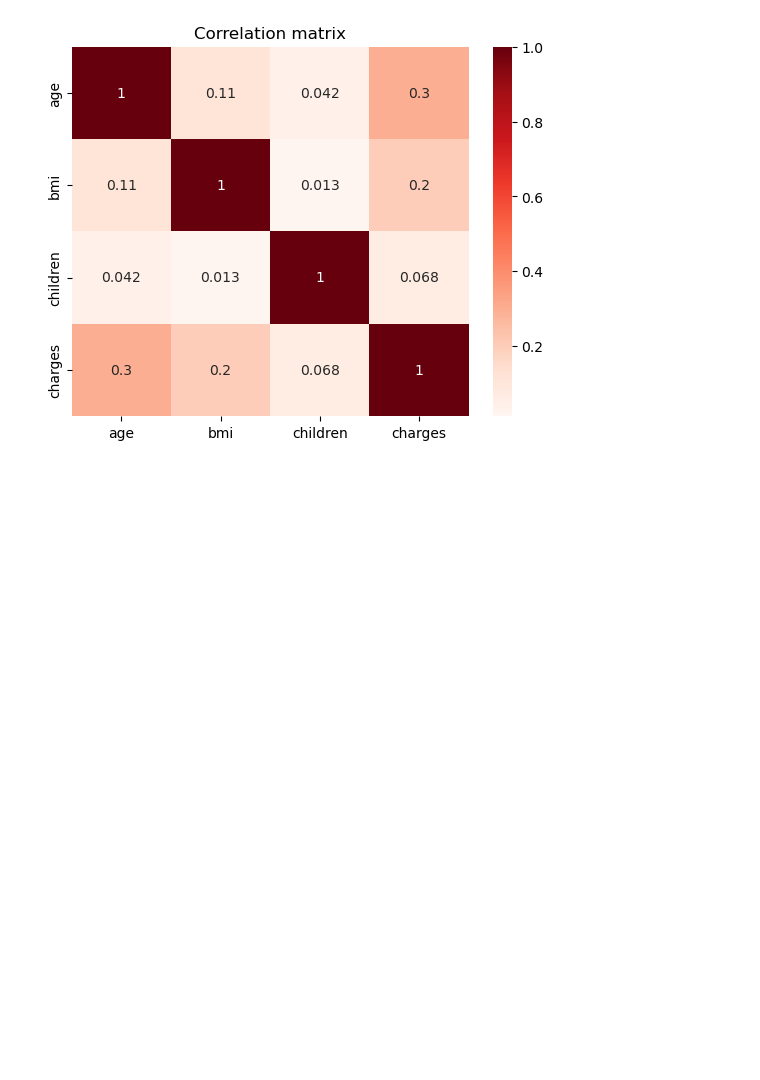
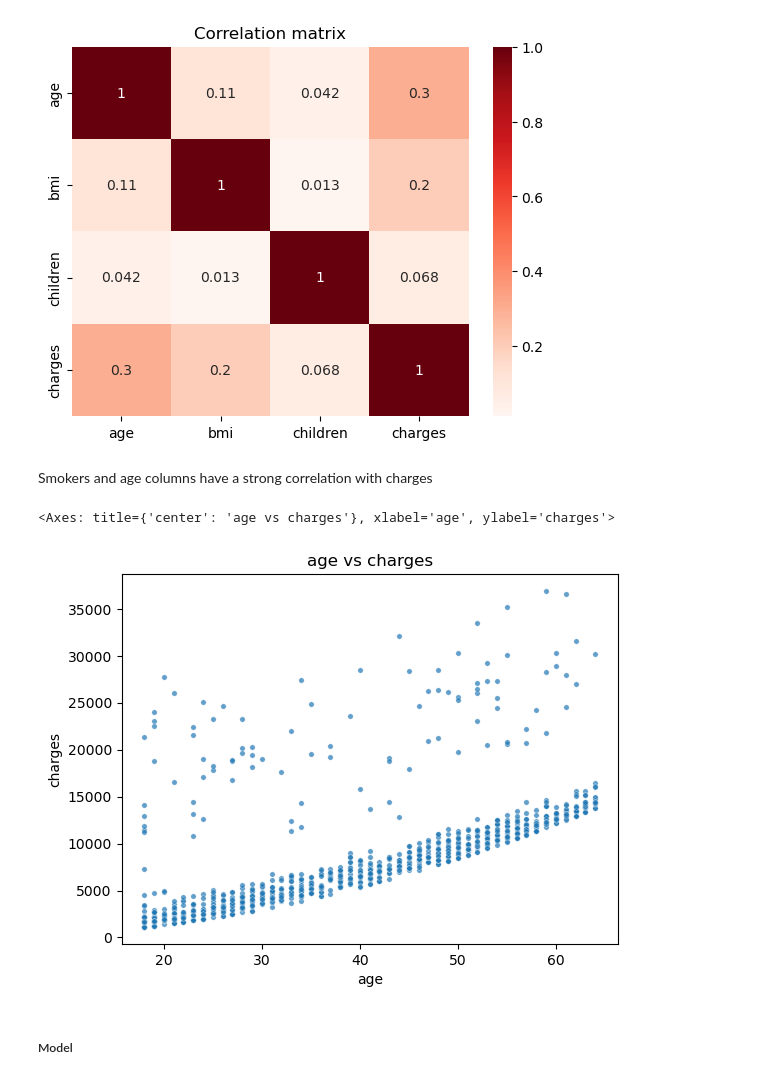
Before and after one commit to sudiptoshahin/brief-intro-ml, a Jupyter notebook: linear-regression-2.2.ipynb, the cells around one changed output. Drawn from its saved outputs; the diff is of its cells as text; code cells hidden in the pictures; blank space fills up the shorter version.

```diff
--- a/linear-regression-2.2.ipynb
+++ b/linear-regression-2.2.ipynb
@@ -327,3 +329,17 @@ children  0.042469  0.012759  1.000000  0.067998
 charges   0.299008  0.198341  0.067998  1.000000
 Text(0.5, 1.0, 'Correlation matrix')
 [figure]
+# %% [markdown]
+Smokers and age columns have a strong correlation with charges
+# %%
+nonSmokerData = data[data['smoker'] == 'no']
+maleData = data[data['sex'] == 'male']
+femaleData = data[data['sex'] == 'female']
+# %%
+plt.title('age vs charges')
+sns.scatterplot(data=nonSmokerData, x='age', y='charges', alpha=0.7, s=15)
+# %% [output]
+<Axes: title={'center': 'age vs charges'}, xlabel='age', ylabel='charges'>
+[figure, added]
+# %% [markdown]
+##### Model
```
Also changed, not shown: parts of 35 cells of this notebook, 2 other files.
